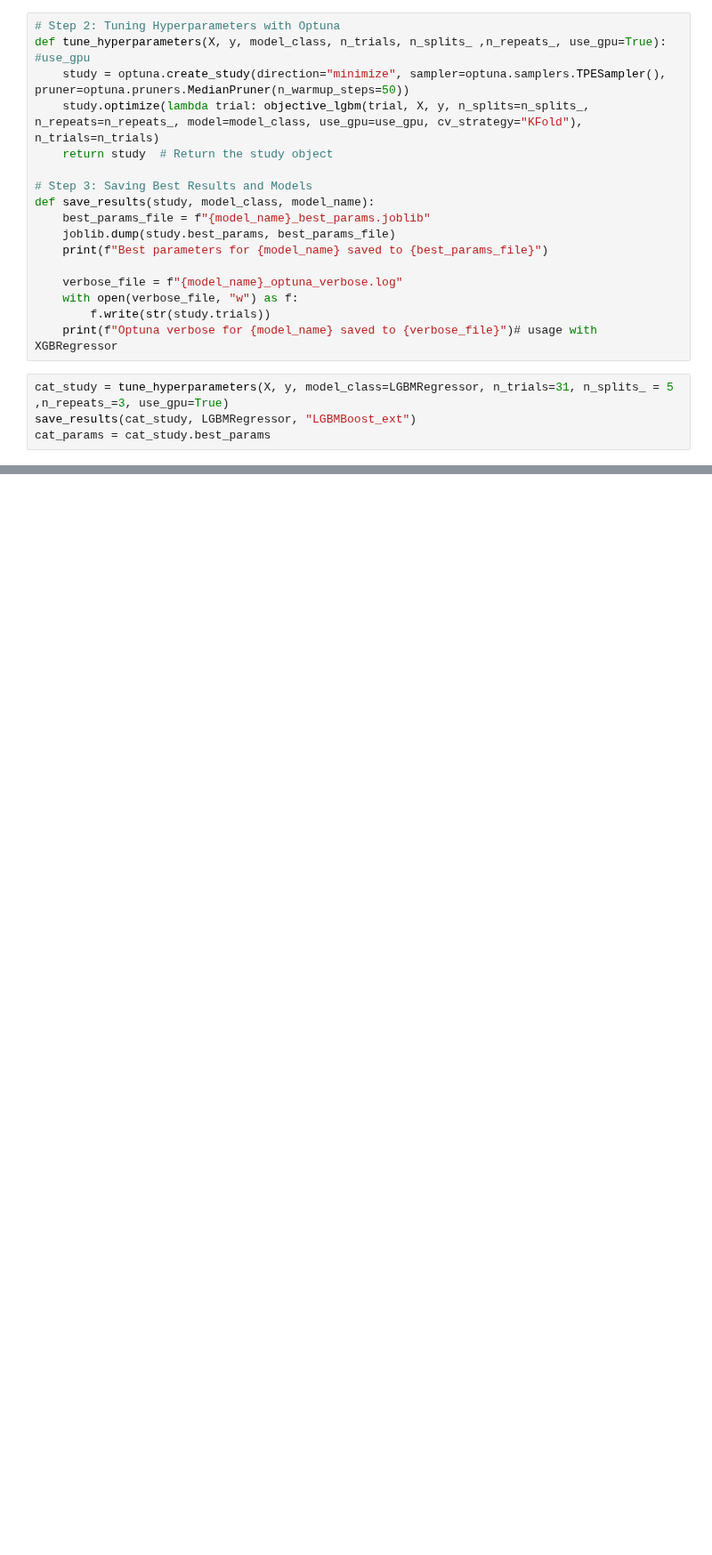
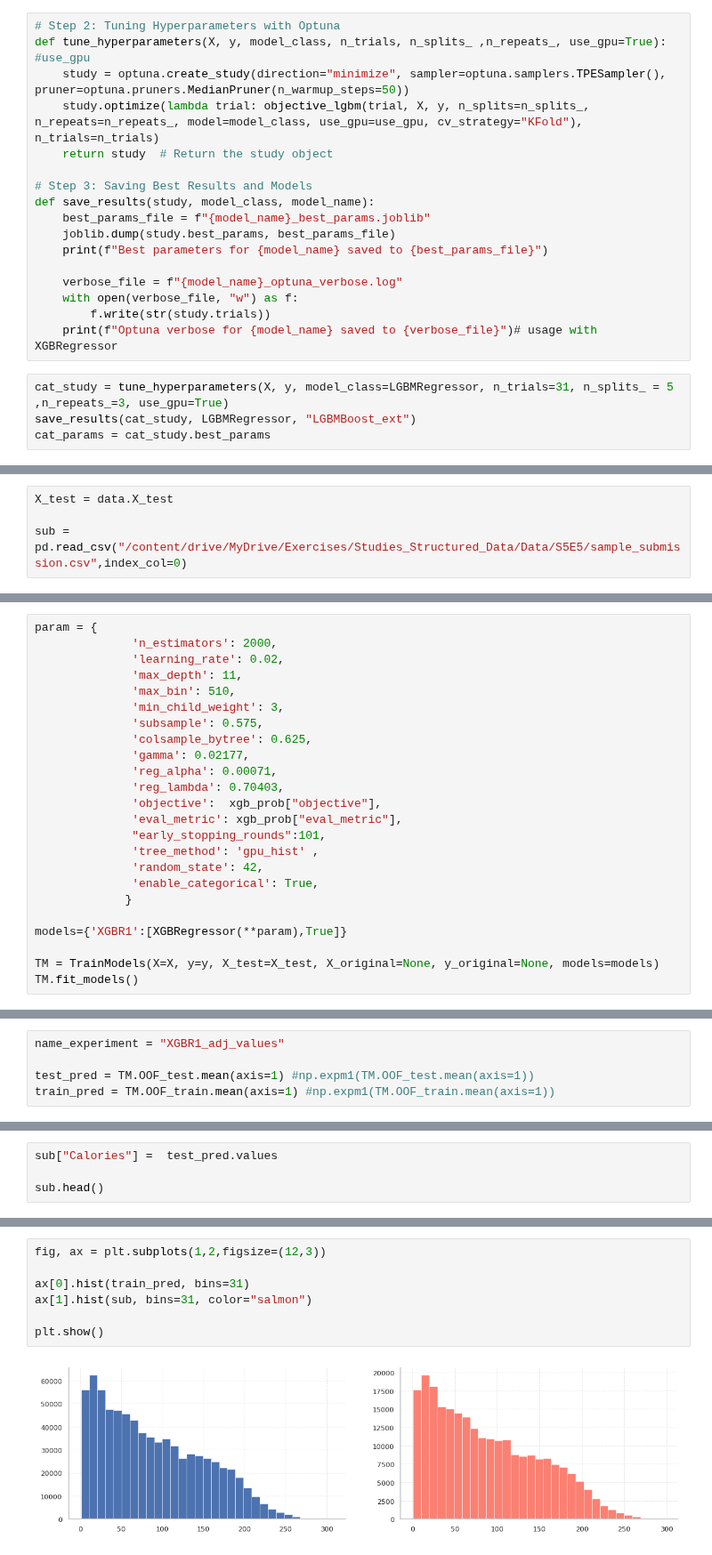
Before and after one commit to fabriziobasso/Colab_backup, a Jupyter notebook: File_02_Calories_NN.ipynb, the cells around one changed output, grey strips where cells are left out. Shown at 89% size. Cells and saved outputs as stored; diff of their text form; blank space fills up the shorter version.

```diff
--- a/File_02_Calories_NN.ipynb
+++ b/File_02_Calories_NN.ipynb
@@ -2829,0 +3041,4 @@ cat_params = cat_study.best_params
+# %%
+X_test = data.X_test
+
+sub = pd.read_csv("/content/drive/MyDrive/Exercises/Studies_Structured_Data/Data/S5E5/sample_submission.csv",index_col=0)
@@ -2829,0 +3047,24 @@ cat_params = cat_study.best_params
+# %%
+param = {
+              'n_estimators': 2000,
+              'learning_rate': 0.02,
+              'max_depth': 11,
+              'max_bin': 510,
+              'min_child_weight': 3,
+              'subsample': 0.575,
+              'colsample_bytree': 0.625,
+              'gamma': 0.02177,
+              'reg_alpha': 0.00071,
+              'reg_lambda': 0.70403,
+              'objective':  xgb_prob["objective"],
+              'eval_metric': xgb_prob["eval_metric"],
+              "early_stopping_rounds":101,
+              'tree_method': 'gpu_hist' ,
+              'random_state': 42,
+              'enable_categorical': True,
+             }
+
+models={'XGBR1':[XGBRegressor(**param),True]}
+
+TM = TrainModels(X=X, y=y, X_test=X_test, X_original=None, y_original=None, models=models)
+TM.fit_models()
@@ -2829,0 +3091,5 @@ cat_params = cat_study.best_params
+# %%
+name_experiment = "XGBR1_adj_values"
+
+test_pred = TM.OOF_test.mean(axis=1) #np.expm1(TM.OOF_test.mean(axis=1))
+train_pred = TM.OOF_train.mean(axis=1) #np.expm1(TM.OOF_train.mean(axis=1))
@@ -2829,0 +3110,4 @@ cat_params = cat_study.best_params
+# %%
+sub["Calories"] =  test_pred.values
+
+sub.head()
@@ -2829,0 +3132,9 @@ cat_params = cat_study.best_params
+# %%
+fig, ax = plt.subplots(1,2,figsize=(12,3))
+
+ax[0].hist(train_pred, bins=31)
+ax[1].hist(sub, bins=31, color="salmon")
+
+plt.show()
+# %% [output]
+[figure, added]
```
Also changed, not shown: parts of 46 cells of this notebook.
